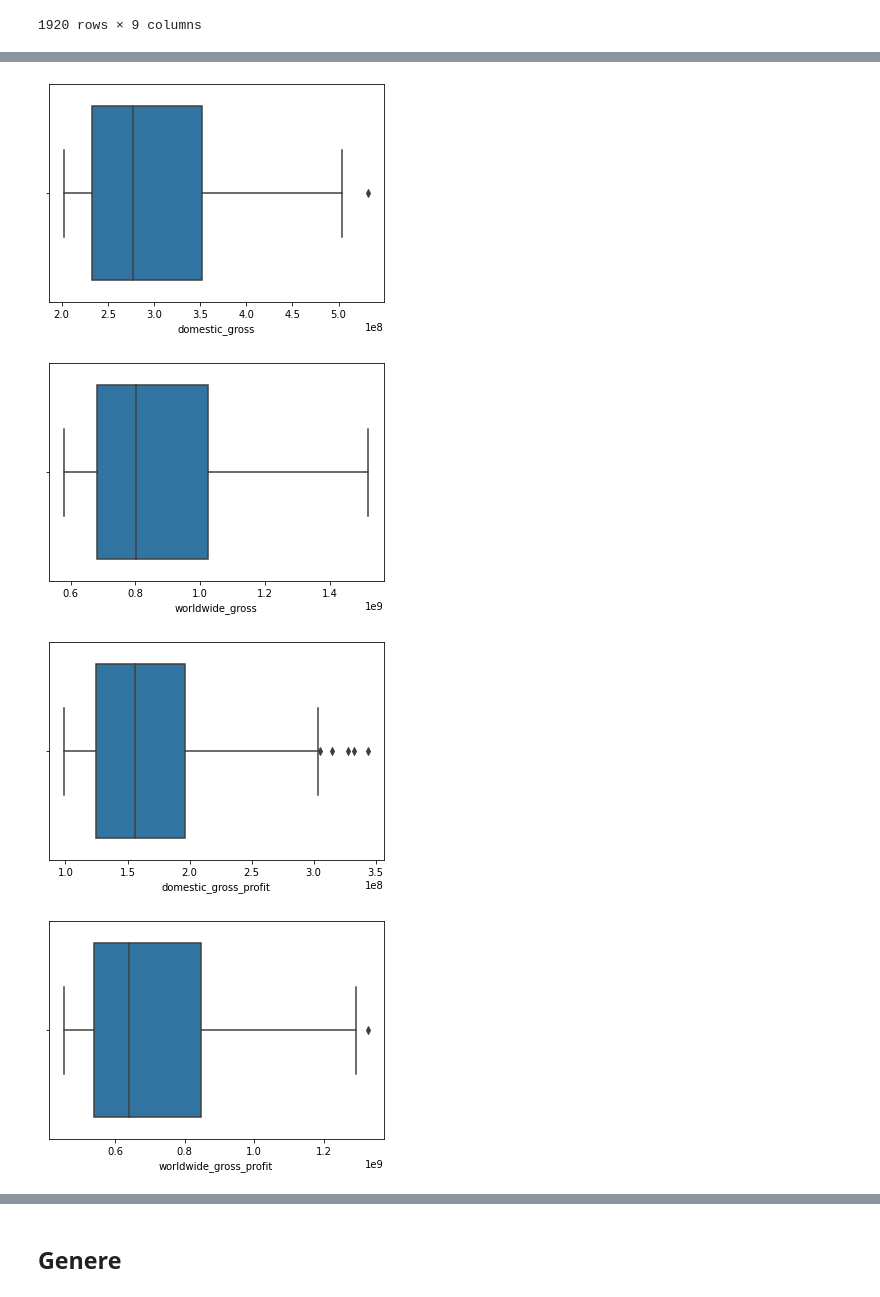
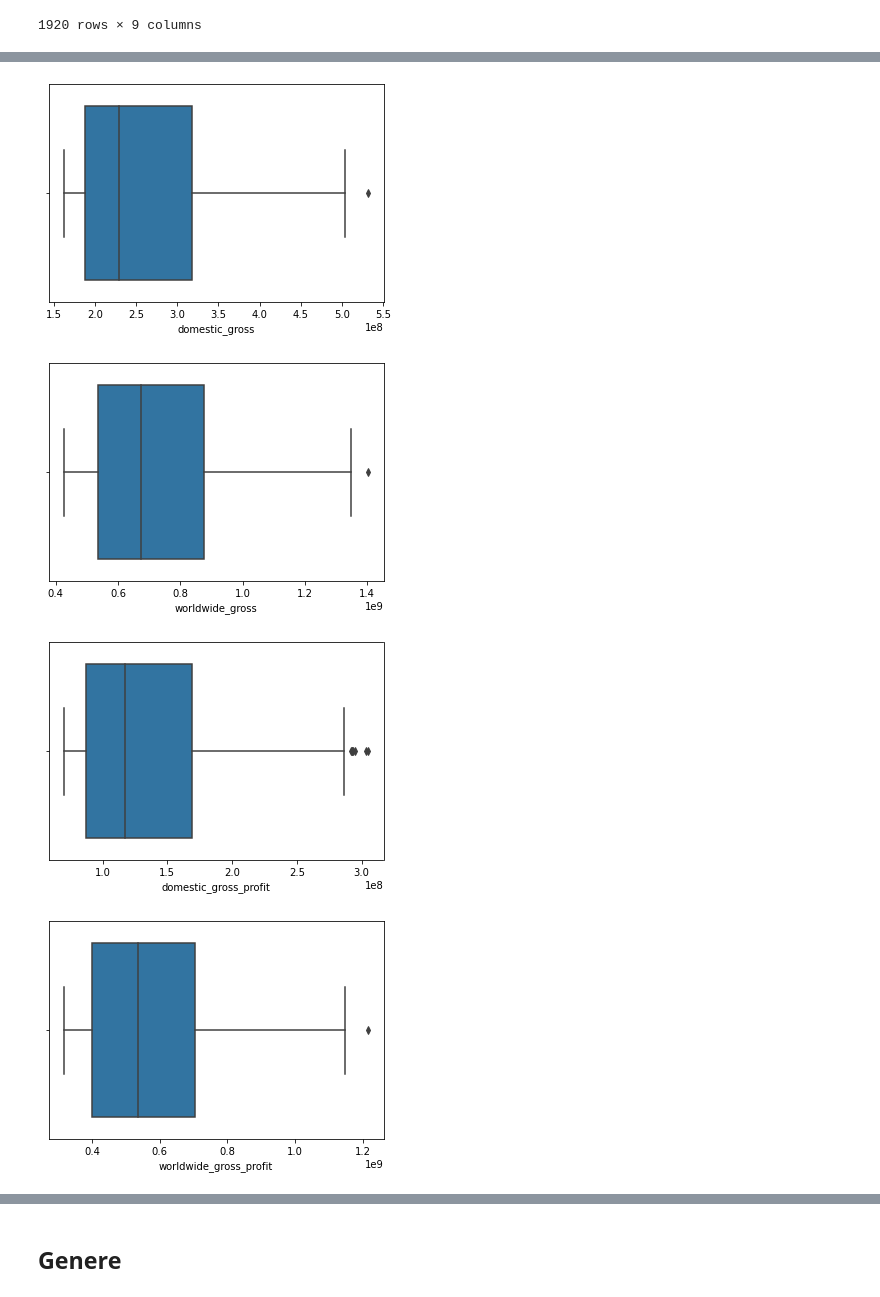
Before and after one commit to laurencoats/Phase1-Project, a Jupyter notebook: Database.ipynb, the cells around one changed output, grey strips where cells are left out. Cells and saved outputs as stored; diff of their text form; code cells hidden in the pictures.

```diff
--- a/Database.ipynb
+++ b/Database.ipynb
@@ -840,30 +819,30 @@ top100_wg = IQR(top100_wg, 'worldwide_gross')
 # %%
-top100_dgp = tn_movie_budgets_df.sort_values('domestic_gross_profit').tail(100)
-top100_dgp = IQR(top100_dgp, 'domestic_gross_profit')
+top150_dgp = tn_movie_budgets_df.sort_values('domestic_gross_profit').tail(150)
+top150_dgp = IQR(top150_dgp, 'domestic_gross_profit')
 # %%
-top100_wgp = tn_movie_budgets_df.sort_values('worldwide_gross_profit').tail(100)
-top100_wgp = IQR(top100_wgp, 'worldwide_gross_profit')
+top150_wgp = tn_movie_budgets_df.sort_values('worldwide_gross_profit').tail(150)
+top150_wgp = IQR(top150_wgp, 'worldwide_gross_profit')
 # %%
-top100_drp = tn_movie_budgets_df.sort_values('domestic_roi_percent').tail(100)
-top100_drp = IQR(top100_drp, 'domestic_roi_percent')
+top150_drp = tn_movie_budgets_df.sort_values('domestic_roi_percent').tail(150)
+top150_drp = IQR(top150_drp, 'domestic_roi_percent')
 # %%
-top100_wrp = tn_movie_budgets_df.sort_values('worldwide_roi_percent').tail(100)
-top100_wrp = IQR(top100_wrp, 'worldwide_roi_percent')
+top150_wrp = tn_movie_budgets_df.sort_values('worldwide_roi_percent').tail(150)
+top150_wrp = IQR(top150_wrp, 'worldwide_roi_percent')
 # %%
-sns.boxplot(x=top100_gd['domestic_gross'])
+sns.boxplot(x=top150_gd['domestic_gross'])
 plt.show()
-sns.boxplot(x=top100_wg['worldwide_gross'])
+sns.boxplot(x=top150_wg['worldwide_gross'])
 plt.show()
-sns.boxplot(x=top100_dgp['domestic_gross_profit'])
+sns.boxplot(x=top150_dgp['domestic_gross_profit'])
 plt.show()
-sns.boxplot(x=top100_wgp['worldwide_gross_profit'])
+sns.boxplot(x=top150_wgp['worldwide_gross_profit'])
 plt.show()
-sns.boxplot(x=top100_drp['domestic_roi_percent'])
+sns.boxplot(x=top150_drp['domestic_roi_percent'])
 plt.show()
-sns.boxplot(x=top100_wrp['worldwide_roi_percent'])
+sns.boxplot(x=top150_wrp['worldwide_roi_percent'])
 plt.show()
 # %% [output]
-[figure, old version]
+[figure, new version]
-[figure, old version]
+[figure, new version]
-[figure, old version]
+[figure, new version]
-[figure, old version]
+[figure, new version]
```
Also changed, not shown: parts of 64 cells of this notebook.
